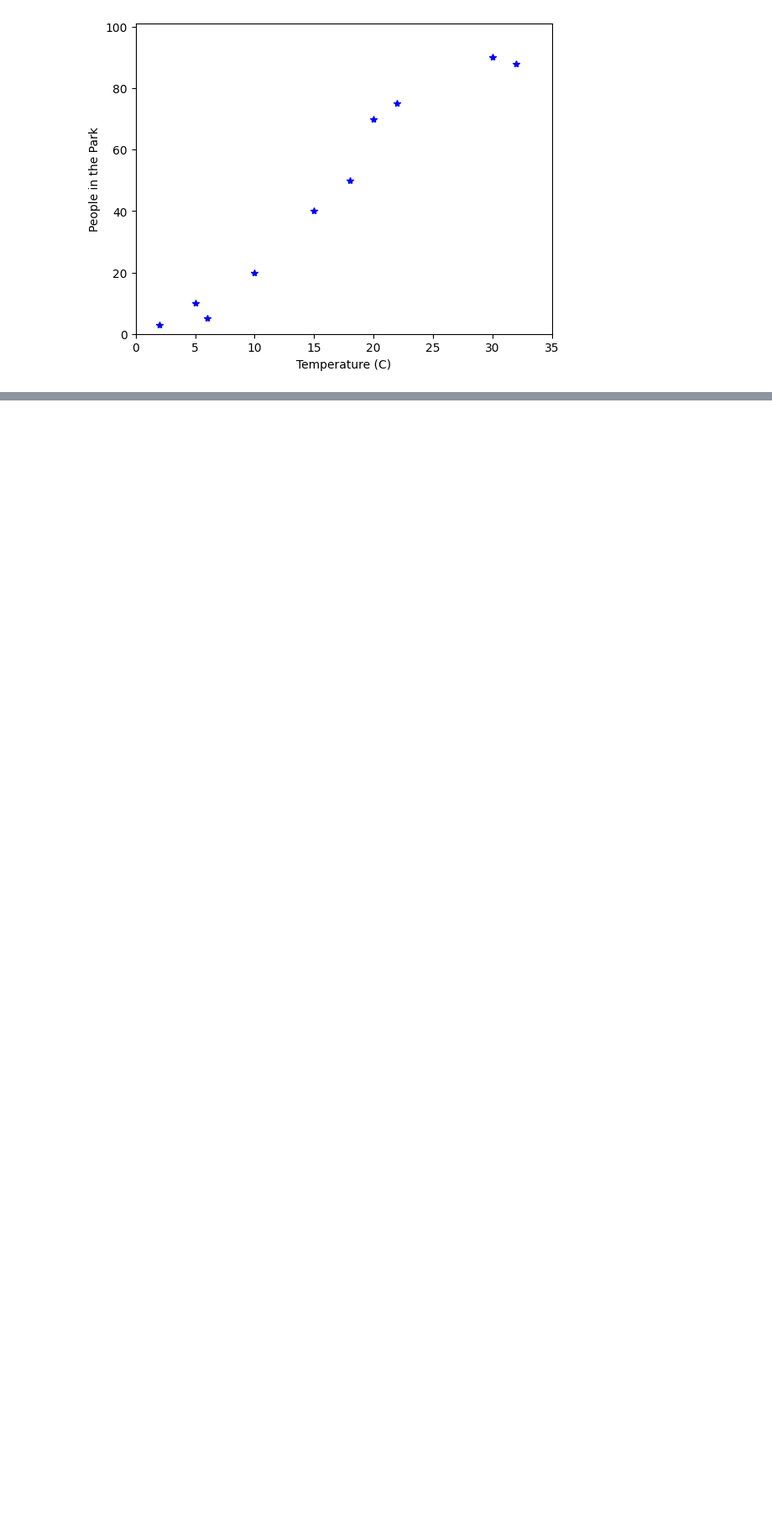
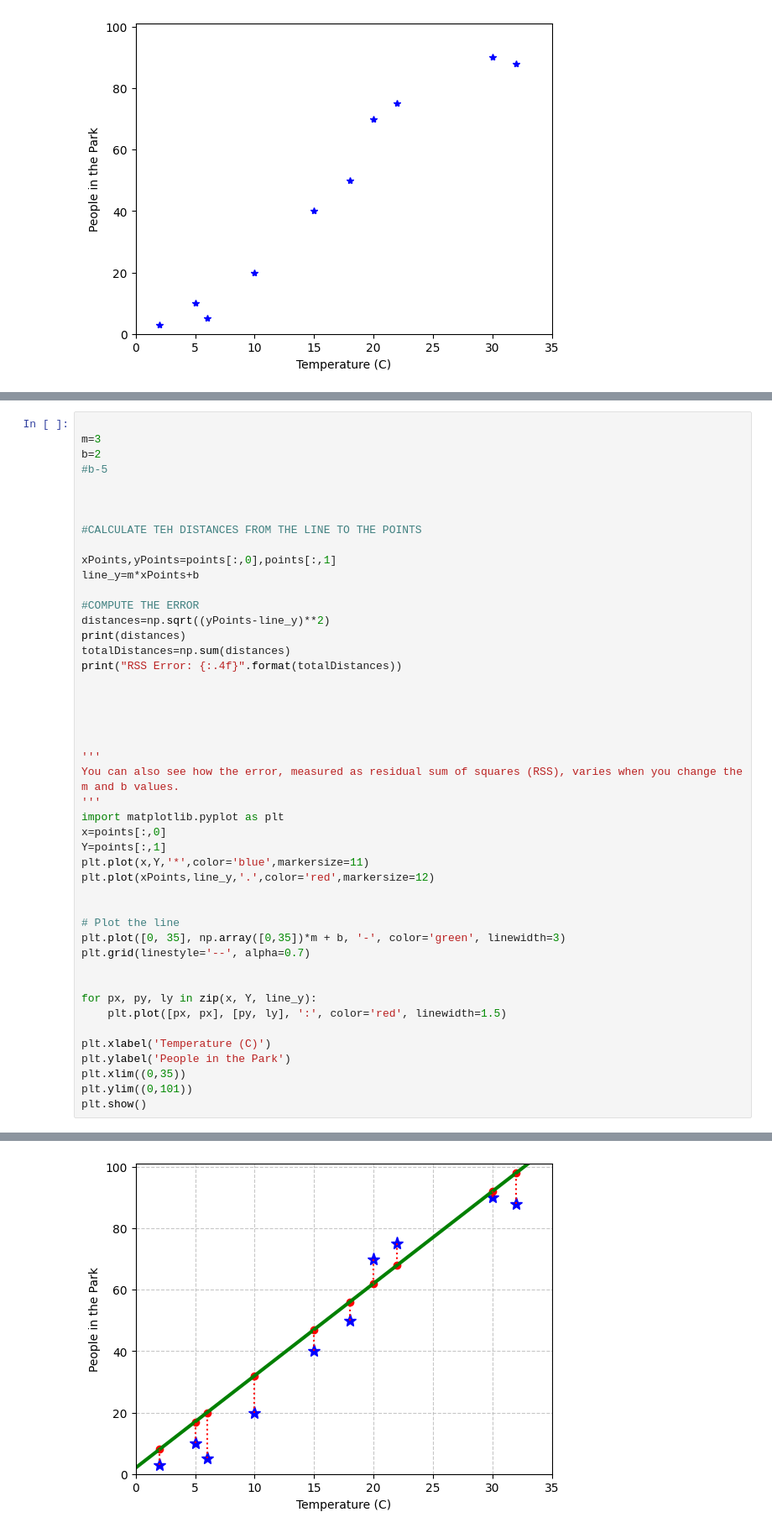
Before and after one commit to Sinchiguano/chicagoUniversity, a Jupyter notebook: linearRegression.ipynb, the cells around one changed output, grey strips where cells are left out. Shown at 84% size. Drawn from its saved outputs; the diff is of its cells as text; blank space fills up the shorter version.

```diff
--- a/linearRegression.ipynb
+++ b/linearRegression.ipynb
@@ -77,0 +61,47 @@ NameError: ignored
+# %%
+
+m=3
+b=2
+#b-5
+
+
+
+#CALCULATE TEH DISTANCES FROM THE LINE TO THE POINTS
+
+xPoints,yPoints=points[:,0],points[:,1]
+line_y=m*xPoints+b
+
+#COMPUTE THE ERROR
+distances=np.sqrt((yPoints-line_y)**2)
+print(distances)
+totalDistances=np.sum(distances)
+print("RSS Error: {:.4f}".format(totalDistances))
+
+
+
+
+
+'''
+You can also see how the error, measured as residual sum of squares (RSS), varies when you change the m and b values.
+'''
+import matplotlib.pyplot as plt
+x=points[:,0]
+Y=points[:,1]
+plt.plot(x,Y,'*',color='blue',markersize=11)
+plt.plot(xPoints,line_y,'.',color='red',markersize=12)
+
+
+# Plot the line
+plt.plot([0, 35], np.array([0,35])*m + b, '-', color='green', linewidth=3)
+plt.grid(linestyle='--', alpha=0.7)
+
+
+for px, py, ly in zip(x, Y, line_y):
+    plt.plot([px, px], [py, ly], ':', color='red', linewidth=1.5)
+
+plt.xlabel('Temperature (C)')
+plt.ylabel('People in the Park')
+plt.xlim((0,35))
+plt.ylim((0,101))
+plt.show()
+# %% [output]
@@ -77,0 +110 @@ NameError: ignored
+[figure, added]
```
Also changed, not shown: parts of 4 cells of this notebook.
